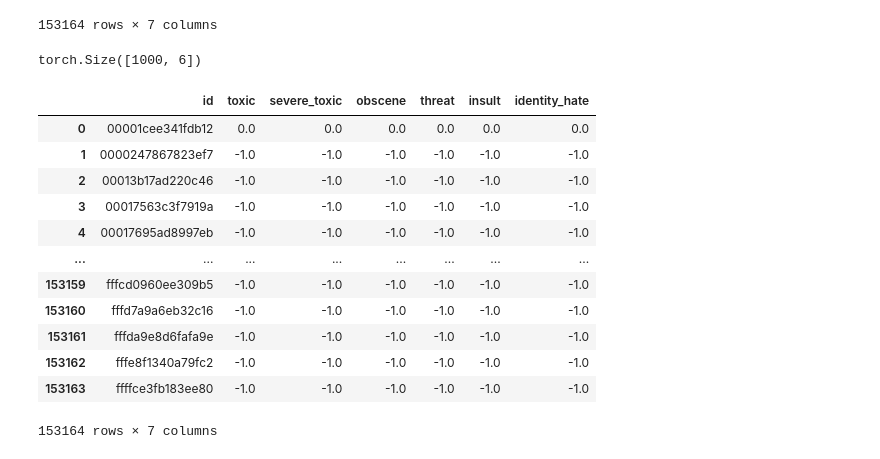
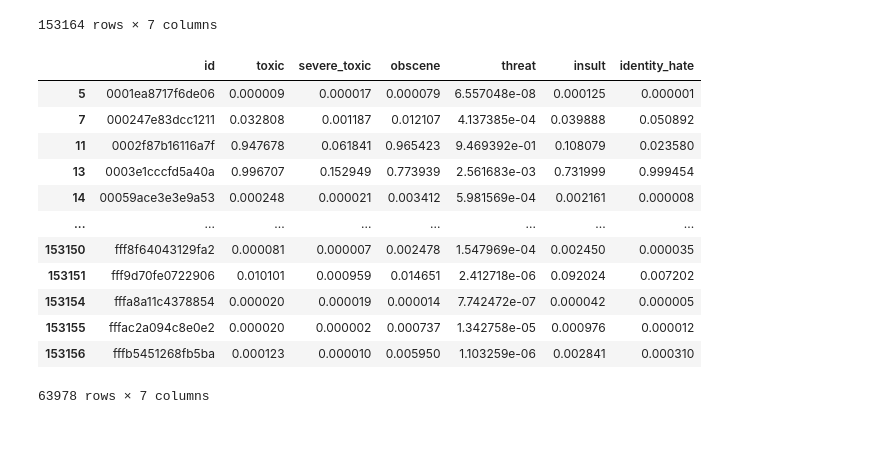
Before and after one commit to cqdinh/toxic_comment_classification_274P, a Jupyter notebook: Validation.ipynb, the cells around one changed output. Drawn from its saved outputs; the diff is of its cells as text; code cells hidden in the pictures.

```diff
--- a/Validation.ipynb
+++ b/Validation.ipynb
@@ -252,7 +255,7 @@ log_frequency = 1
 
 clear_frequency = 100
 
-log_path = "./logs/val_output.txt"
+log_path = "./logs/val_output_unfrozen.txt"
 
 epoch_times = []
 batch_times = []
@@ -277,7 +280,7 @@ with torch.no_grad():
 
         #print(output[0], target[0])
         # Gradient descent
-        pred = torch.round(output.cpu().detach())
+        pred = output.cpu().detach()
         if predicted is None:
             predicted = pred.clone()
             true = target.clone()
@@ -285,7 +288,7 @@ with torch.no_grad():
             predicted = torch.cat((predicted, pred), dim=0)
             true = torch.cat((true, target), dim=0)
 
-        n_correct += torch.sum(pred == target, axis=0).numpy()
+        n_correct += torch.sum(torch.round(pred) == target, axis=0).numpy()
         n_processed += pred.shape[0]
 
         batch_times.append(time() - batch_start)
@@ -337,24 +346,27 @@ test_labels
 | 153162 | fffe8f1340a79fc2 | -1 | -1 | -1 | -1 | -1 | -1 |
 | 153163 | ffffce3fb183ee80 | -1 | -1 | -1 | -1 | -1 | -1 |
 153164 rows × 7 columns
-# %%
-predicted.shape
-# %% [output]
-torch.Size([1000, 6])
 # %%
+score_indices = test_labels.toxic != -1
 columns = ["toxic", "severe_toxic", "obscene", "threat", "insult", "identity_hate"]
-test_labels[:,columns] = predicted.numpy()
-# %% [output]
-|  | id | toxic | severe_toxic | obscene | threat | insult | identity_hate |
-| 0 | 00001cee341fdb12 | 0.0 | 0.0 | 0.0 | 0.0 | 0.0 | 0.0 |
-| 1 | 0000247867823ef7 | -1.0 | -1.0 | -1.0 | -1.0 | -1.0 | -1.0 |
-| 2 | 00013b17ad220c46 | -1.0 | -1.0 | -1.0 | -1.0 | -1.0 | -1.0 |
-| 3 | 00017563c3f7919a | -1.0 | -1.0 | -1.0 | -1.0 | -1.0 | -1.0 |
-| 4 | 00017695ad8997eb | -1.0 | -1.0 | -1.0 | -1.0 | -1.0 | -1.0 |
-| ... | ... | ... | ... | ... | ... | ... | ... |
-| 153159 | fffcd0960ee309b5 | -1.0 | -1.0 | -1.0 | -1.0 | -1.0 | -1.0 |
-| 153160 | fffd7a9a6eb32c16 | -1.0 | -1.0 | -1.0 | -1.0 | -1.0 | -1.0 |
-| 153161 | fffda9e8d6fafa9e | -1.0 | -1.0 | -1.0 | -1.0 | -1.0 | -1.0 |
-| 153162 | fffe8f1340a79fc2 | -1.0 | -1.0 | -1.0 | -1.0 | -1.0 | -1.0 |
-| 153163 | ffffce3fb183ee80 | -1.0 | -1.0 | -1.0 | -1.0 | -1.0 | -1.0 |
-153164 rows × 7 columns
+# %%
+masked_pred = np.zeros((len(test_labels), 6))
+masked_pred[score_indices] = predicted.numpy()
+# %%
+test_labels[columns] = masked_pred
+# %%
+test_labels[score_indices]
+# %% [output]
+|  | id | toxic | severe_toxic | obscene | threat | insult | identity_hate |
+| 5 | 0001ea8717f6de06 | 0.000009 | 0.000017 | 0.000079 | 6.557048e-08 | 0.000125 | 0.000001 |
+| 7 | 000247e83dcc1211 | 0.032808 | 0.001187 | 0.012107 | 4.137385e-04 | 0.039888 | 0.050892 |
+| 11 | 0002f87b16116a7f | 0.947678 | 0.061841 | 0.965423 | 9.469392e-01 | 0.108079 | 0.023580 |
+| 13 | 0003e1cccfd5a40a | 0.996707 | 0.152949 | 0.773939 | 2.561683e-03 | 0.731999 | 0.999454 |
+| 14 | 00059ace3e3e9a53 | 0.000248 | 0.000021 | 0.003412 | 5.981569e-04 | 0.002161 | 0.000008 |
+| ... | ... | ... | ... | ... | ... | ... | ... |
+| 153150 | fff8f64043129fa2 | 0.000081 | 0.000007 | 0.002478 | 1.547969e-04 | 0.002450 | 0.000035 |
+| 153151 | fff9d70fe0722906 | 0.010101 | 0.000959 | 0.014651 | 2.412718e-06 | 0.092024 | 0.007202 |
+| 153154 | fffa8a11c4378854 | 0.000020 | 0.000019 | 0.000014 | 7.742472e-07 | 0.000042 | 0.000005 |
+| 153155 | fffac2a094c8e0e2 | 0.000020 | 0.000002 | 0.000737 | 1.342758e-05 | 0.000976 | 0.000012 |
+| 153156 | fffb5451268fb5ba | 0.000123 | 0.000010 | 0.005950 | 1.103259e-06 | 0.002841 | 0.000310 |
+63978 rows × 7 columns
```
Also changed, not shown: parts of 9 cells of this notebook, 3 other files.
